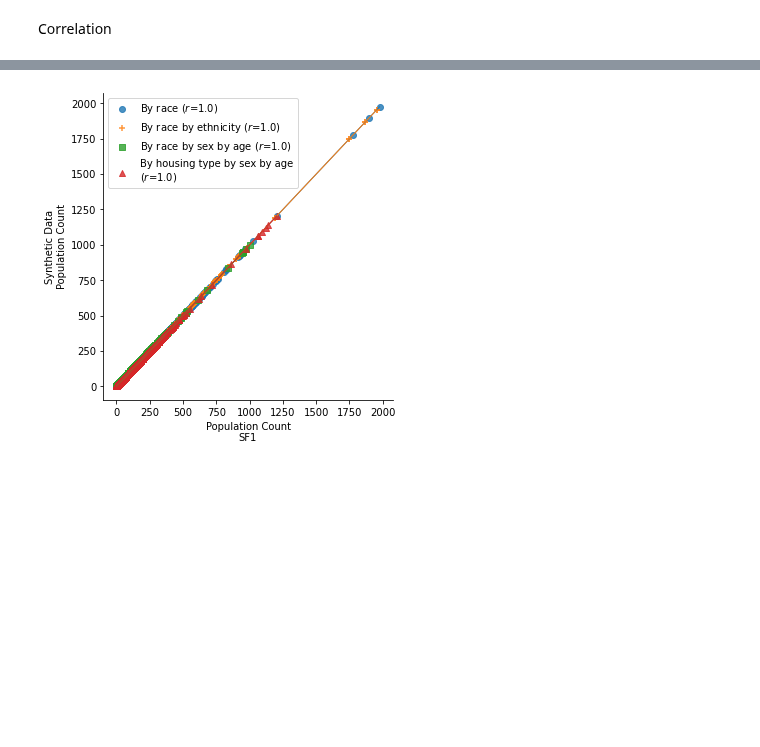
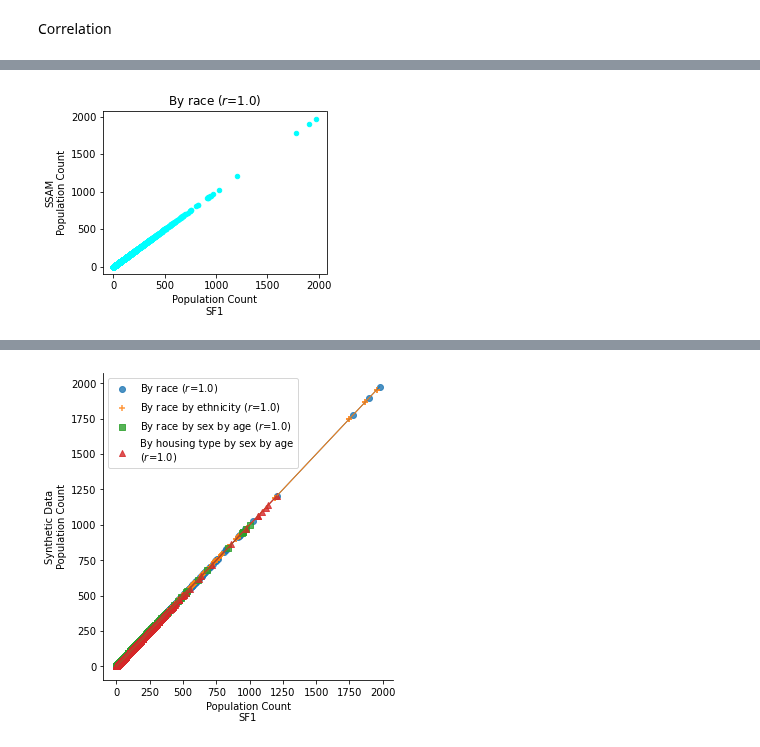
Before and after one commit to linyuehzzz/synthetic-populations, a Jupyter notebook: franklin_microdata.ipynb, the cells around one changed output, grey strips where cells are left out. Cells and saved outputs as stored; diff of their text form; code cells hidden in the pictures; blank space fills up the shorter version.

```diff
--- a/franklin_microdata.ipynb
+++ b/franklin_microdata.ipynb
@@ -542,0 +600,10 @@ Correlation
+# %%
+# P8
+c = p8_df["FIT"].corr(p8_df["SF1"])
+ax = p8_df.plot.scatter(x="SF1", y="FIT",c='cyan')
+ax.set_xlabel("Population Count\nSF1")
+ax.set_ylabel("SSAM\nPopulation Count")
+ax.set(title="By race ($r$=" + str(c) + ")")
+ax.get_figure().savefig('figs/sf1-franklin-p8.svg')
+# %% [output]
+[figure, added]
```
Also changed, not shown: parts of 15 cells of this notebook.
